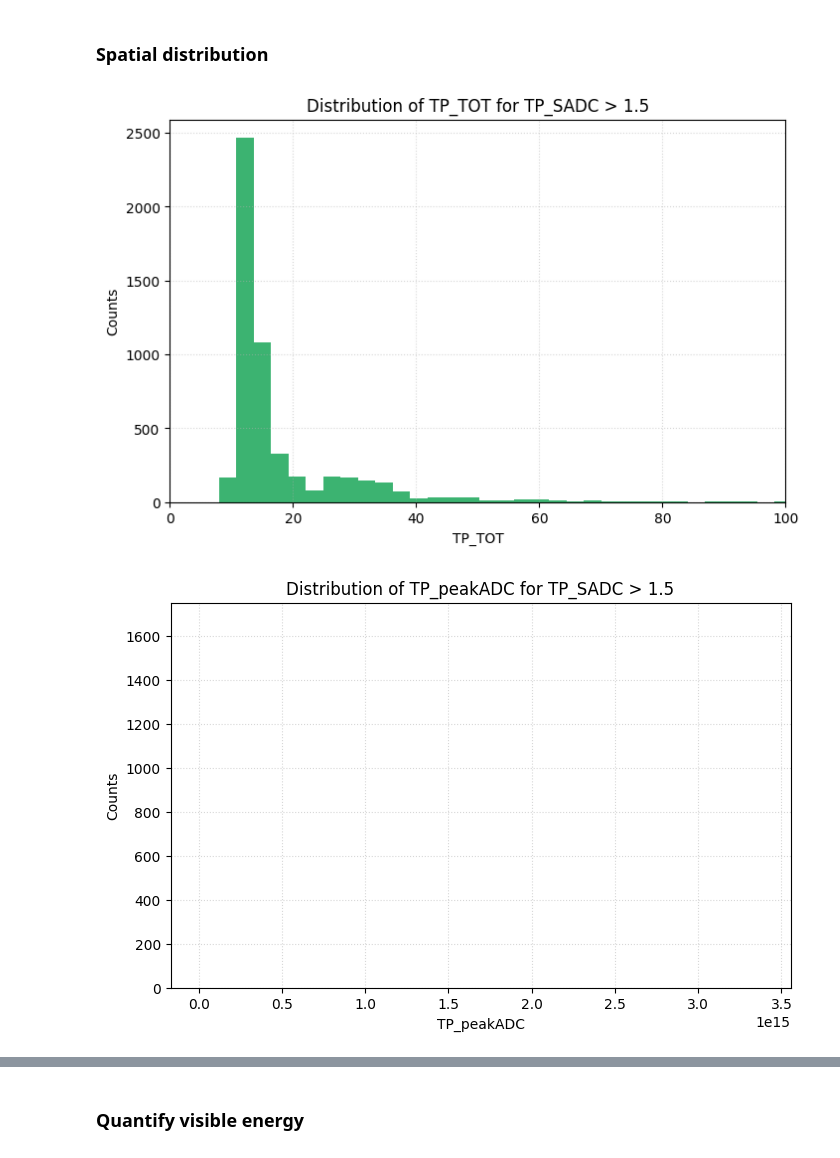
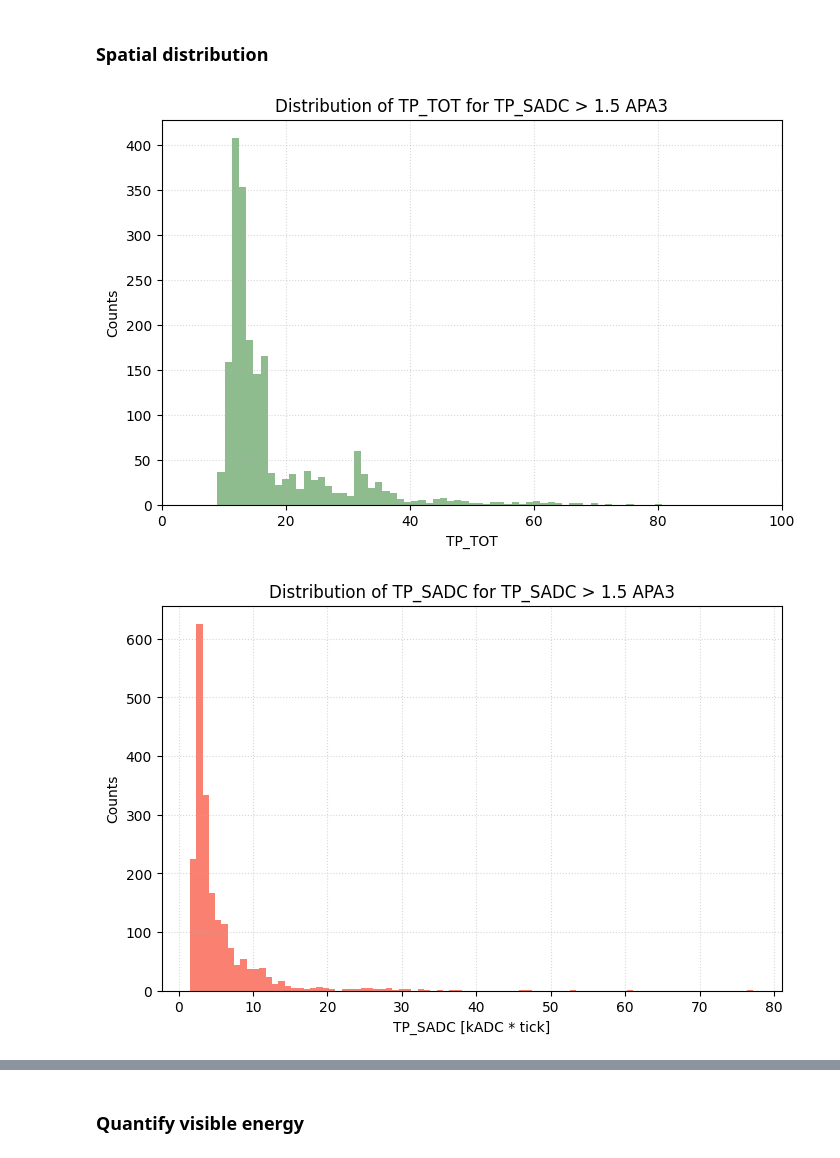
Before and after one commit to JuliaFavaro/SS25_TP_ProtoDUNE, a Jupyter notebook: src/RUN_test event_run_TPC.ipynb, the cells around one changed output, grey strips where cells are left out. Drawn from its saved outputs; the diff is of its cells as text; code cells hidden in the pictures.

Commit message:
RUN_test_event_run_TPC.ipynb

```diff
--- a/src/RUN_test event_run_TPC.ipynb
+++ b/src/RUN_test event_run_TPC.ipynb
@@ -302,44 +302,47 @@ Threshold (TP_TOT): 8 (TPs: 5396, Retaining 68.36% of raw TP)
 # %% [markdown]
 ### Spatial distribution
 # %%
-filtered = tps[tps.TP_SADC / 1e3 > threshold_sadc]
+filtered_tps= tps[tps.TP_SADC / 1e3 > threshold_sadc]
+filtered_APA3=filtered_tps[(filtered_tps.TP_channel>=apa_ranges["APA3"][0]) & (filtered_tps.TP_channel<apa_ranges["APA3"][1])]
 
 # Plot TP_TOT distribution for filtered data by SADC threshold
 plt.figure(figsize=(8,5))
-plt.hist(filtered.TP_TOT, bins=int(2*np.sqrt(len(filtered))), color='mediumseagreen')
+plt.hist(filtered_APA3.TP_TOT, bins=int(2*np.sqrt(len(filtered_APA3))), color='darkseagreen')
 plt.xlabel("TP_TOT")
 plt.ylabel("Counts")
-plt.title(f"Distribution of TP_TOT for TP_SADC > {threshold_sadc}")
+plt.title(f"Distribution of TP_TOT for TP_SADC > {threshold_sadc} APA3")
 plt.xlim(0, 100)
 plt.grid(True, linestyle="dotted", alpha=0.5)
 plt.show()
 
 # Plot TP_peakT distribution for filtered data by SADC threshold
 plt.figure(figsize=(8,5))
-plt.hist(filtered.TP_peakT, bins=int(2*np.sqrt(len(filtered))), color='salmon')
-plt.hist(filtered.TP_SADC/1e3, bins=int(2*np.sqrt(len(filtered))), color='firebrick')
-plt.xlabel("TP_peakADC")
+#plt.hist(filtered.TP_peakT, bins=int(2*np.sqrt(len(filtered))), color='salmon')
+plt.hist(filtered_APA3.TP_SADC/1e3, bins=int(2*np.sqrt(len(filtered_APA3))), color='salmon')
+plt.xlabel("TP_SADC [kADC * tick]")
 plt.ylabel("Counts")
-plt.title(f"Distribution of TP_peakADC for TP_SADC > {threshold_sadc}")
+plt.title(f"Distribution of TP_SADC for TP_SADC > {threshold_sadc} APA3")
+plt.grid(True, linestyle="dotted", alpha=0.5)
+plt.show()
+
+# Plot TP_peakT distribution for filtered data by SADC threshold
+plt.figure(figsize=(8,5))
+plt.hist(filtered_APA3.TP_peakT, bins=int(2*np.sqrt(len(filtered_APA3))), color='khaki')
+plt.xlabel("TP_peakT [tick]")
+plt.ylabel("Counts")
+plt.title(f"Distribution of TP_peakT for TP_SADC > {threshold_sadc} APA3")
 plt.grid(True, linestyle="dotted", alpha=0.5)
 plt.show()
 
 # Plot counts x channel distribution for filtered data by SADC threshold
 plt.figure(figsize=(16,5))
-channel_counts = filtered.TP_channel.value_counts().sort_index()
+channel_counts = filtered_APA3.TP_channel.value_counts().sort_index()
 plt.bar(channel_counts.index, channel_counts.values, color='skyblue')
 plt.xlabel("TP_channel")
 plt.ylabel("Counts")
-plt.title(f"Counts per channel for TP_SADC > {threshold_sadc}")
+plt.title(f"Counts per channel for TP_SADC > {threshold_sadc} APA3")
 plt.grid(True, linestyle="dotted", alpha=0.5)
 plt.show()
-
-# Count events per APA
-apa_counts = {}
-for apa, (low, high) in apa_ranges.items():
-    apa_counts[apa] = int(((filtered.TP_channel >= low) & (filtered.TP_channel <= high)).sum())
-
-print(apa_counts)
 # %% [output]
-[figure, old version]
+[figure, new version]
-[figure, old version]
+[figure, new version]
```
Also changed, not shown: parts of 12 cells of this notebook.
